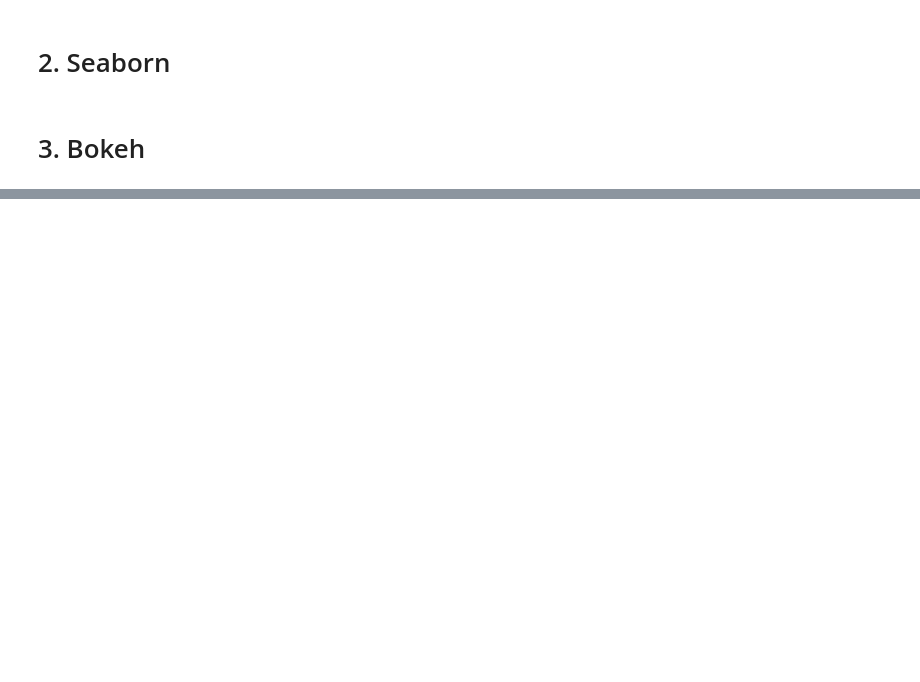
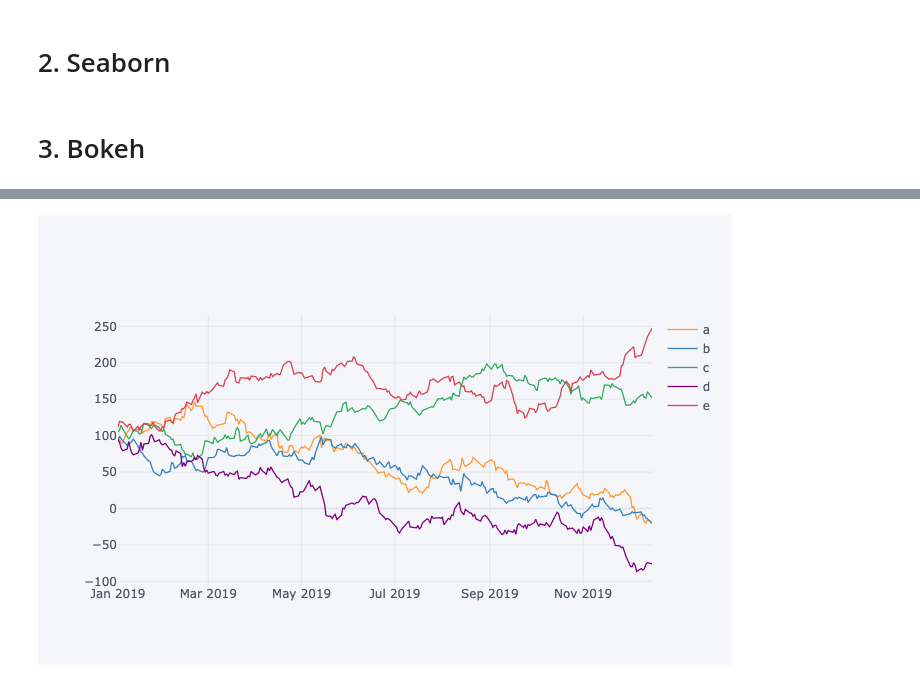
Before and after one commit to boyuan-li/BL-data-visualization, a Jupyter notebook: Data viz.ipynb, the cells around one changed output, grey strips where cells are left out. Saved outputs shown, nothing was run; the diff lists cells and outputs as text; code cells hidden in the pictures; blank space fills up the shorter version.

```diff
--- a/Data viz.ipynb
+++ b/Data viz.ipynb
@@ -95,0 +143,5 @@ plt.show()
+# %%
+a = np.random.standard_normal((250, 5)).cumsum(axis = 0)
+index = pd.date_range('2019-1-1', freq = 'B', periods = len(a))
+df = pd.DataFrame(100 + 5 * a, columns = list('abcde'), index = index)
+df.head()
@@ -95,0 +155,5 @@ plt.show()
+# %%
+plyo.iplot(df.iplot(asFigure = True),
+           filename = 'ply_01')
+# %% [output]
+[figure, added]
```
Also changed, not shown: parts of 26 cells of this notebook.
